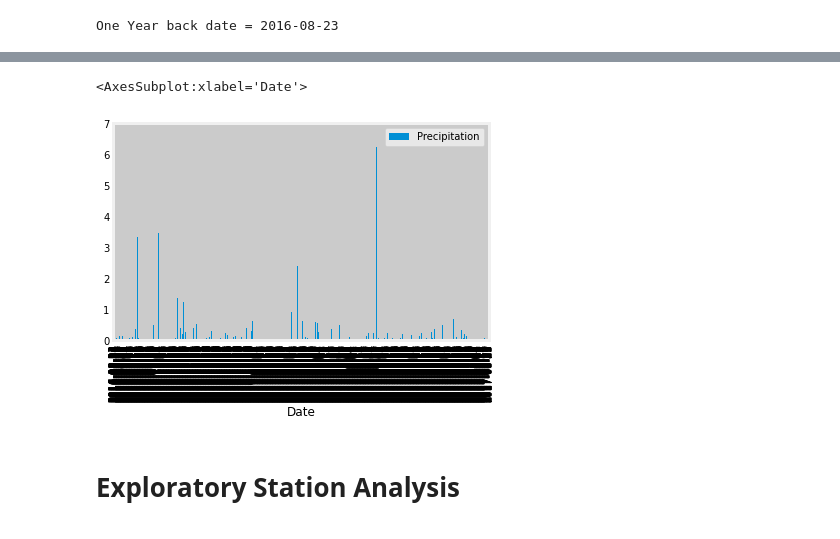
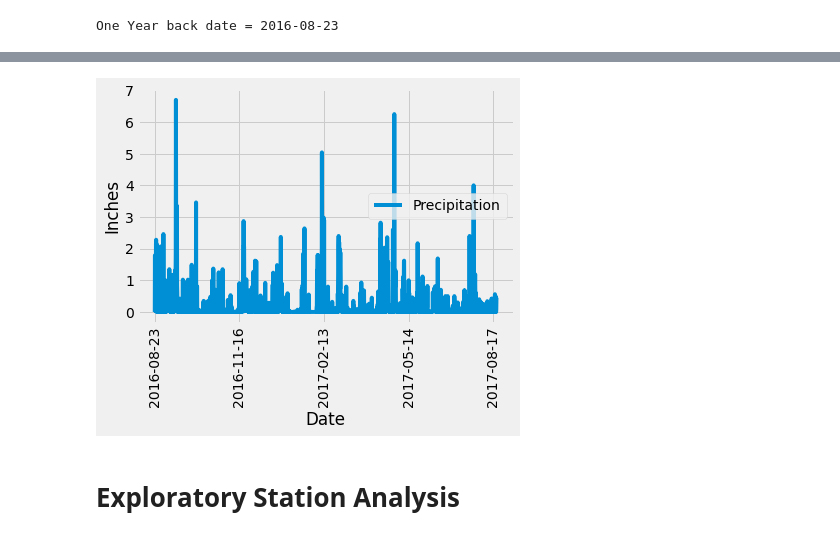
Before and after one commit to mattapallisravya/sqlalchemy-challenge, a Jupyter notebook: surfs_up/climate.ipynb, the cells around one changed output, grey strips where cells are left out. Saved outputs shown, nothing was run; the diff lists cells and outputs as text; code cells hidden in the pictures.

```diff
--- a/surfs_up/climate.ipynb
+++ b/surfs_up/climate.ipynb
@@ -79,9 +79,16 @@ prcp_df
-# %%
-# Plotting with Matplotlib
-prcp_df.plot.bar()
-# %% [output]
-<AxesSubplot:xlabel='Date'>
-[figure, removed]
+# %%
+# Plotting with Matplotlib
+#prcp_df.plot.bar(use_index=True , y = 'Precipitation')
+# plt.bar(prcp_df.index.values ,prcp_df.Precipitation)
+# plt.xticks(rotation='vertical')
+# plt.show()
+# df = df.sort_values("date")
+prcp_df.plot(x='Date', y='Precipitation', rot=90)
+plt.xlabel("Date")
+plt.ylabel("Inches")
+plt.show()
+# %% [output]
+[figure, added]
 # %%
 # Use Pandas to calcualte the summary statistics for the precipitation data
 # %% [markdown]
```
Also changed, not shown: parts of 6 cells of this notebook.
